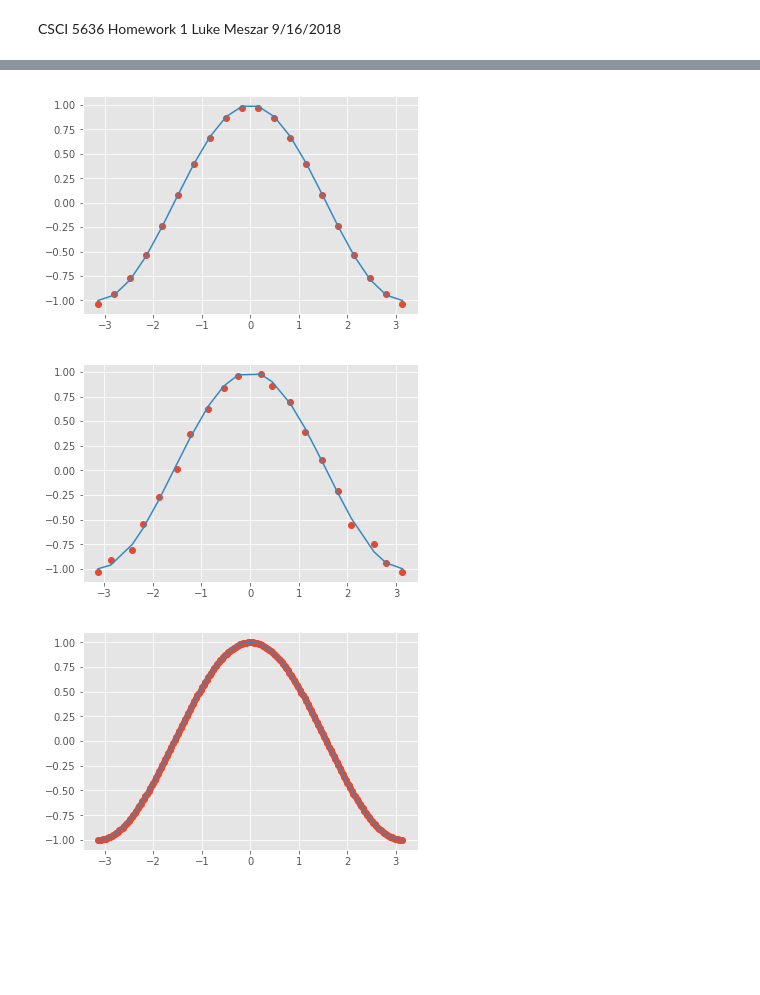
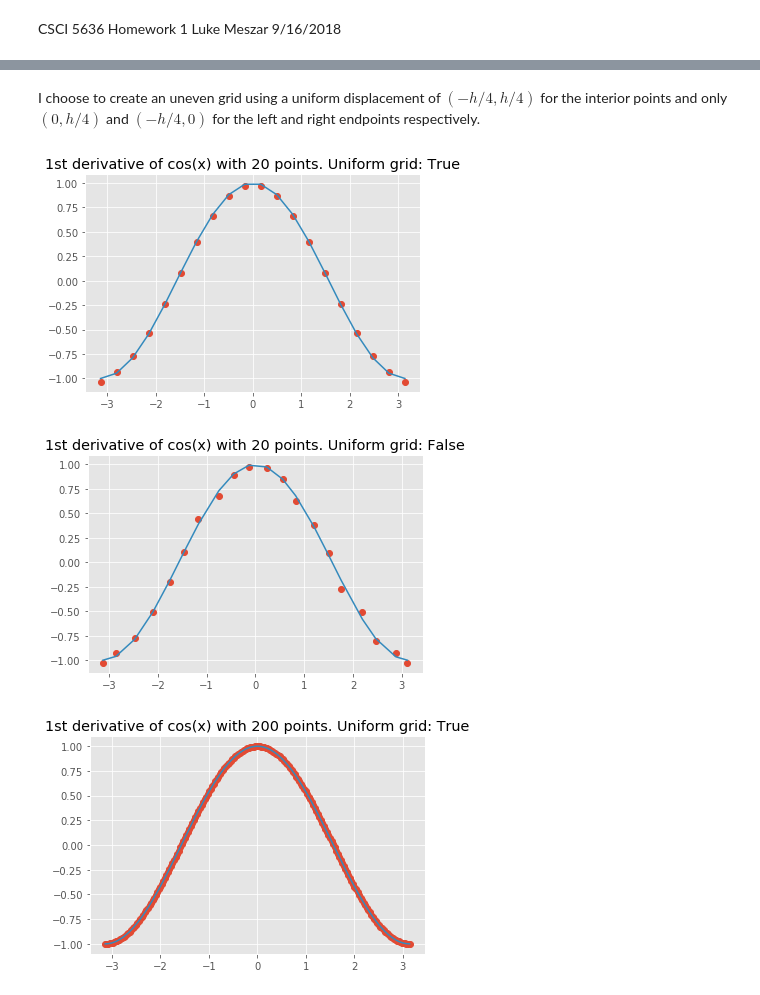
Before and after one commit to LukeMeszar/numpde, a Jupyter notebook: hw1/meszar_solution.ipynb, the cells around one changed output, grey strips where cells are left out. Cells and saved outputs as stored; diff of their text form; code cells hidden in the pictures; blank space fills up the shorter version.

```diff
--- a/hw1/meszar_solution.ipynb
+++ b/hw1/meszar_solution.ipynb
@@ -69,8 +75,9 @@ def diff2mat_uneven(n,x):
         D[i,i+1] = 2/((x[i+1] - x[i])*(x[i+1] - x[i-1]))
     return D
 # %%
-def plot_exact_vs_numerical(x, numerical_derivative, exact_derivative):
+def plot_exact_vs_numerical(x, numerical_derivative, exact_derivative, derivative_name, derivative_order, uniform=True):
     plt.plot(x,numerical_derivative,'o')
+    plt.title(derivative_order + " derivative of " + derivative_name + " with " + str(len(x)) + " points" + ". Uniform grid: " + str(uniform))
     plt.plot(x,exact_derivative)
 # %%
 def test_first_derivative(f, fp, n, domain):
@@ -81,6 +88,8 @@ def test_first_derivative(f, fp, n, domain):
     up = np.matmul(D,u)
     fpx = fp(x)
     return x, up, fpx
+# %% [markdown]
+I choose to create an uneven grid using a uniform displacement of $(-h/4, h/4)$ for the interior points and only $(0,h/4)$ and $(-h/4,0)$ for the left and right endpoints respectively.
 # %%
 def test_first_derivative_uneven_grid(f, fp, n, domain):
     x = np.linspace(domain[0], domain[1], n)
@@ -99,17 +108,17 @@ def test_first_derivative_uneven_grid(f, fp, n, domain):
     return x, up, fpx
 # %%
 x, up, fpx = test_first_derivative(np.sin, np.cos, 20, (-np.pi,np.pi))
-plot_exact_vs_numerical(x, up, fpx)
+plot_exact_vs_numerical(x, up, fpx, "cos(x)", "1st")
 # %% [output]
-[figure, old version]
+[figure, new version]
 # %%
-xug, upug, fpxug = test_first_derivative_uneven_grid(np.sin, np.cos, 20, (-np.pi,np.pi))
-plot_exact_vs_numerical(xug, upug, fpxug)
+x, up, fpx = test_first_derivative_uneven_grid(np.sin, np.cos, 20, (-np.pi,np.pi))
+plot_exact_vs_numerical(x, up, fpx, "cos(x)", "1st", False)
 # %% [output]
-[figure, old version]
+[figure, new version]
 # %%
 x, up, fpx = test_first_derivative(np.sin, np.cos, 200, (-np.pi,np.pi))
-plot_exact_vs_numerical(x, up, fpx)
+plot_exact_vs_numerical(x, up, fpx, "cos(x)", "1st")
 # %% [output]
-[figure, old version]
+[figure, new version]
 # %%
```
Also changed, not shown: parts of 32 cells of this notebook.
